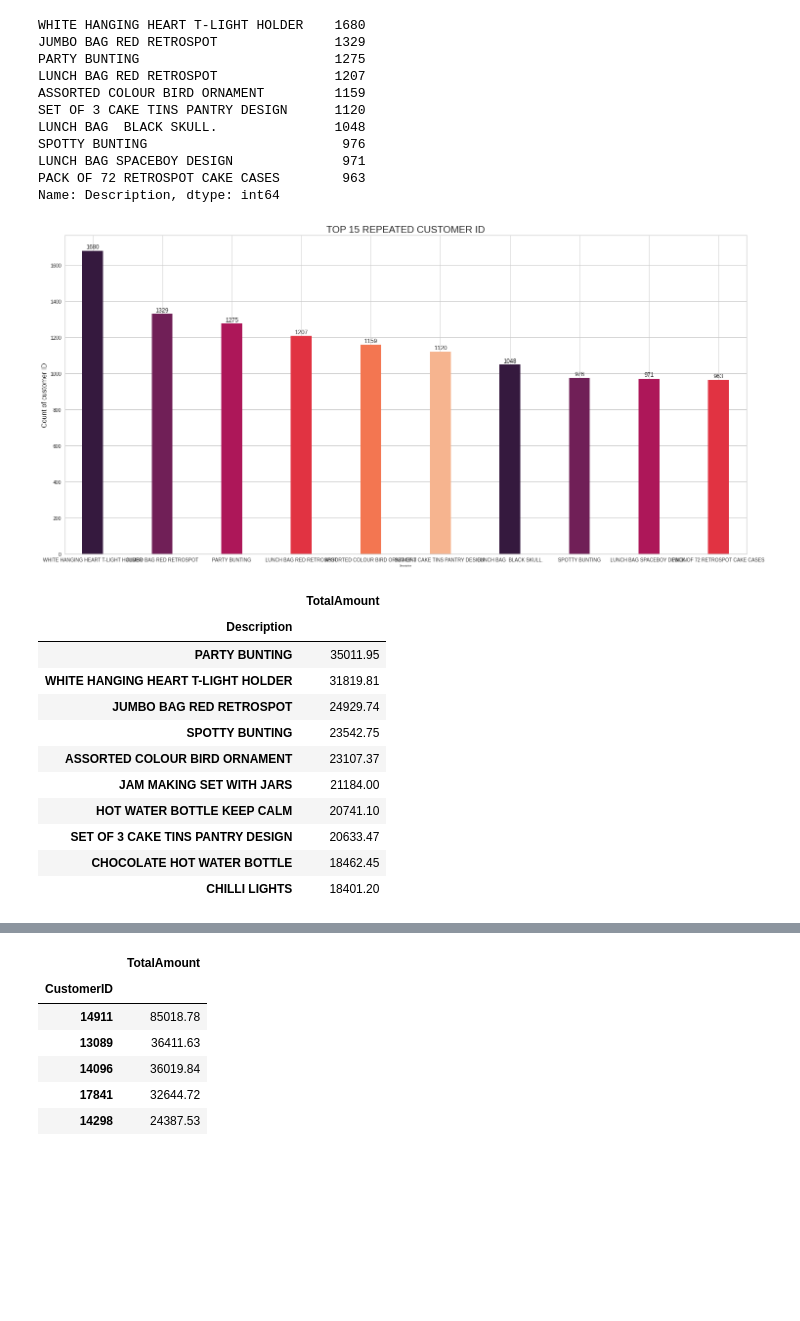
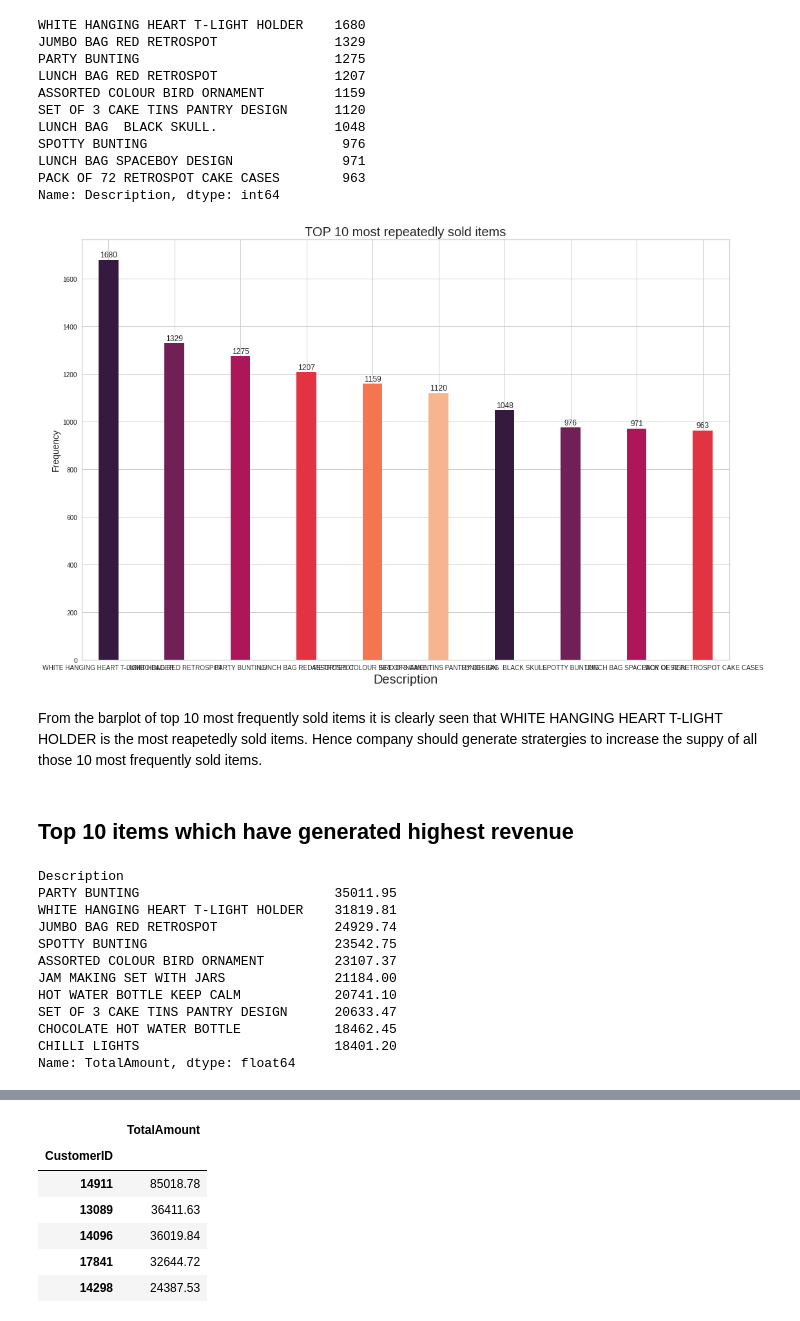
Before and after one commit to aditya8075/CUSTOMER-SEGMENTATION---CLUSTURING-CAPSTON-PROJECT, a Jupyter notebook: Customer_segmentation_capstone_project.ipynb, the cells around one changed output, grey strips where cells are left out. Saved outputs shown, nothing was run; the diff lists cells and outputs as text; code cells hidden in the pictures; blank space fills up the shorter version.

```diff
--- a/Customer_segmentation_capstone_project.ipynb
+++ b/Customer_segmentation_capstone_project.ipynb
@@ -82,3 +137,3 @@ From above we can see that there are some null values present in two columns one
 # %%
-#Dropping null values in dataset
-data.dropna(inplace=True)
+# Dropping the null values of the description column
+data.dropna(subset = ['Description'], inplace = True)
@@ -112,0 +164,3 @@ Conclusion
+# %%
+# Dropping the rows which contain null values in the Customer ID column
+data.dropna(subset=['CustomerID'], axis = 0, inplace = True)
@@ -284,34 +329,39 @@ Name: Description, dtype: int64
 # %%
 #barplot for agents and their bookings
 Description = data['Description'].value_counts().head(10)
-plt.figure(figsize=(25,12))
+plt.figure(figsize=(18,12))
 ax = Description.plot(kind = 'bar', rot=0, color=sns.color_palette('rocket'), width=0.3)
-ax.set_title('TOP 15 REPEATED CUSTOMER ID', y=1, fontsize=20)
-ax.set_xlabel('Description',fontsize=5)
-ax.set_ylabel('Count of customer ID', fontsize=14)
+ax.set_title('TOP 10 most repeatedly sold items', y=1, fontsize=20)
+ax.set_xlabel('Description',fontsize=20)
+ax.set_ylabel('Frequency', fontsize=14)
 
 for rect in ax.patches:
     y_value = rect.get_height()
     x_value = rect.get_x() + rect.get_width() / 2
     space = 1
     label = "{:.0f}".format(y_value)
     ax.annotate(label, (x_value, y_value), xytext=(0, space), textcoords="offset points", ha='center', va='bottom')
 plt.show()
 # %% [output]
-[figure, old version]
+[figure, new version]
+# %% [markdown]
+From the barplot of top 10 most frequently sold items it is clearly seen that WHITE HANGING HEART T-LIGHT HOLDER is the most reapetedly sold items.
+Hence company should generate stratergies to increase the suppy of all those 10 most frequently sold items.
+# %% [markdown]
+## Top 10 items which have generated highest revenue
 # %%
 most_revenue_generated_product=data.groupby('Description')['TotalAmount'].sum().sort_values(ascending=False).head(10)
-most_revenue_generated_product.to_frame()
+most_revenue_generated_product
 # %% [output]
-|  | TotalAmount |
-| Description |  |
-| PARTY BUNTING | 35011.95 |
-| WHITE HANGING HEART T-LIGHT HOLDER | 31819.81 |
-| JUMBO BAG RED RETROSPOT | 24929.74 |
-| SPOTTY BUNTING | 23542.75 |
-| ASSORTED COLOUR BIRD ORNAMENT | 23107.37 |
-| JAM MAKING SET WITH JARS | 21184.00 |
-| HOT WATER BOTTLE KEEP CALM | 20741.10 |
-| SET OF 3 CAKE TINS PANTRY DESIGN | 20633.47 |
-| CHOCOLATE HOT WATER BOTTLE | 18462.45 |
-| CHILLI LIGHTS | 18401.20 |
+Description
+PARTY BUNTING                         35011.95
+WHITE HANGING HEART T-LIGHT HOLDER    31819.81
+JUMBO BAG RED RETROSPOT               24929.74
+SPOTTY BUNTING                        23542.75
+ASSORTED COLOUR BIRD ORNAMENT         23107.37
+JAM MAKING SET WITH JARS              21184.00
+HOT WATER BOTTLE KEEP CALM            20741.10
+SET OF 3 CAKE TINS PANTRY DESIGN      20633.47
+CHOCOLATE HOT WATER BOTTLE            18462.45
+CHILLI LIGHTS                         18401.20
+Name: TotalAmount, dtype: float64
```
Also changed, not shown: parts of 202 cells of this notebook.
